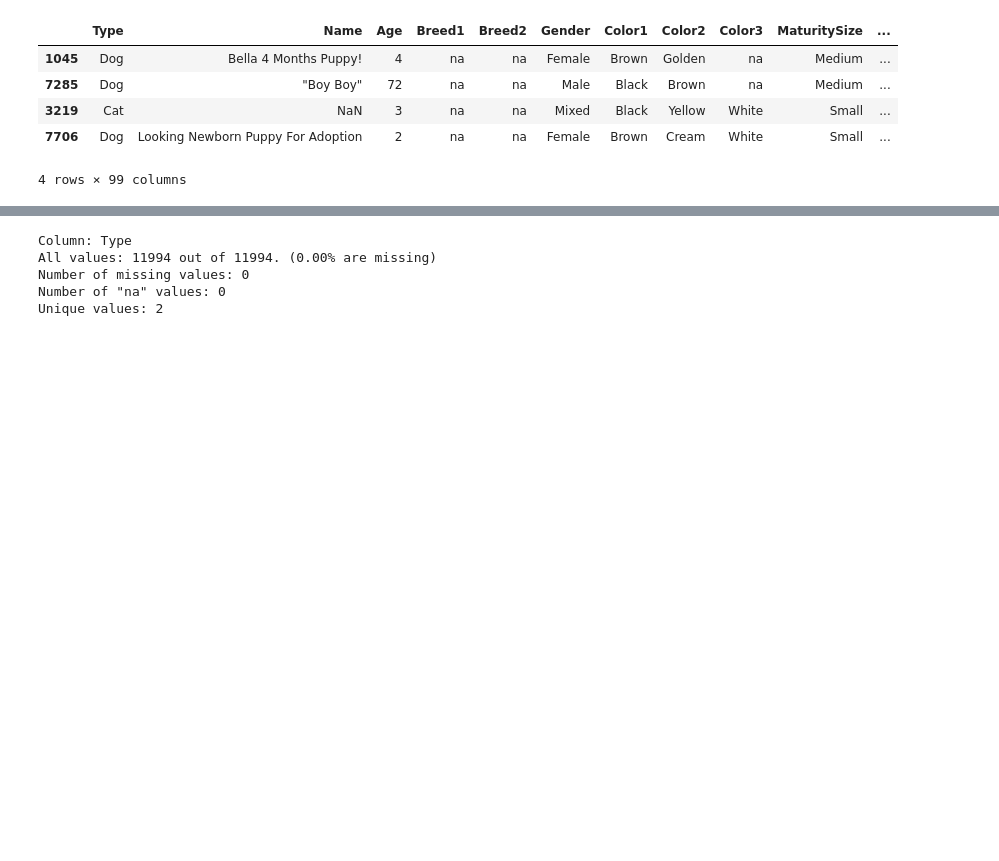
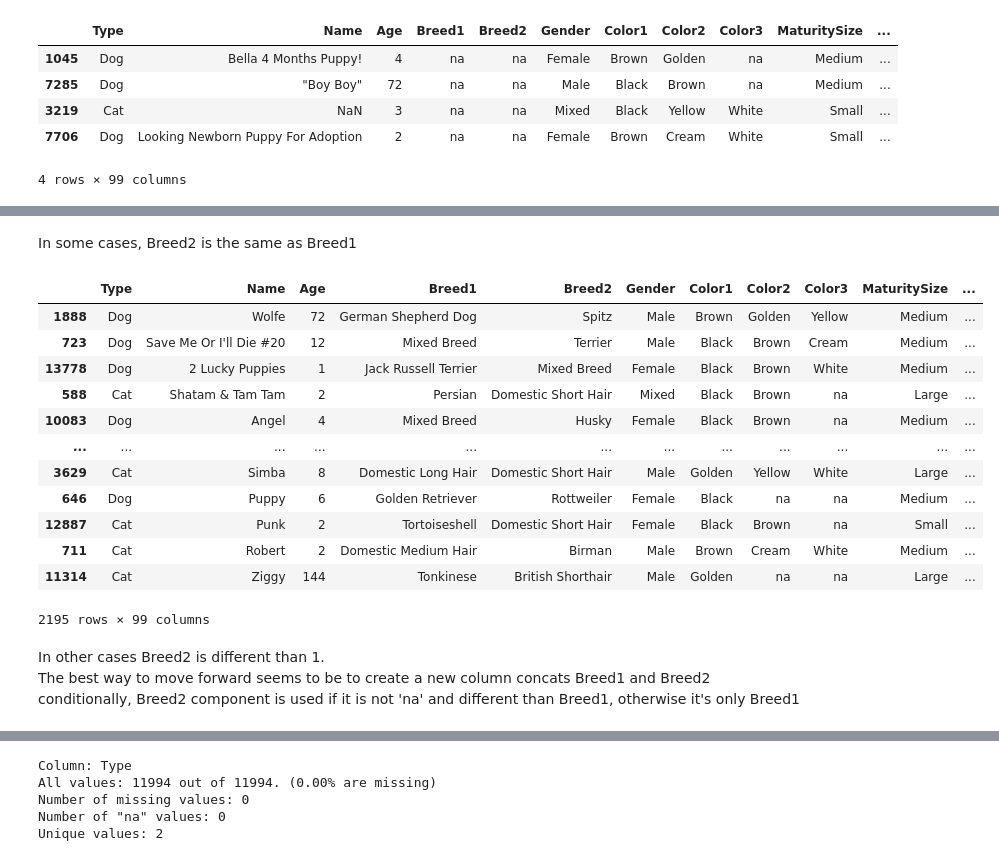
Before and after one commit to dawidjwisniewski/pet_adoption, a Jupyter notebook: project.ipynb, the cells around one changed output, grey strips where cells are left out. Saved outputs shown, nothing was run; the diff lists cells and outputs as text; code cells hidden in the pictures; blank space fills up the shorter version.

```diff
--- a/project.ipynb
+++ b/project.ipynb
@@ -1166,0 +1312,21 @@ for dogs: Mixed Breed Dog, Purebred Dog <br>
+# %% [markdown]
+In some cases, Breed2 is the same as Breed1
+# %%
+X_train[(X_train.Breed1 != X_train.Breed2) & (X_train.Breed2  != 'na')]
+# %% [output]
+|  | Type | Name | Age | Breed1 | Breed2 | Gender | Color1 | Color2 | Color3 | MaturitySize | ... |
+| 1888 | Dog | Wolfe | 72 | German Shepherd Dog | Spitz | Male | Brown | Golden | Yellow | Medium | ... |
+| 723 | Dog | Save Me Or I'll Die #20 | 12 | Mixed Breed | Terrier | Male | Black | Brown | Cream | Medium | ... |
+| 13778 | Dog | 2 Lucky Puppies | 1 | Jack Russell Terrier | Mixed Breed | Female | Black | Brown | White | Medium | ... |
+| 588 | Cat | Shatam & Tam Tam | 2 | Persian | Domestic Short Hair | Mixed | Black | Brown | na | Large | ... |
+| 10083 | Dog | Angel | 4 | Mixed Breed | Husky | Female | Black | Brown | na | Medium | ... |
+| ... | ... | ... | ... | ... | ... | ... | ... | ... | ... | ... | ... |
+| 3629 | Cat | Simba | 8 | Domestic Long Hair | Domestic Short Hair | Male | Golden | Yellow | White | Large | ... |
+| 646 | Dog | Puppy | 6 | Golden Retriever | Rottweiler | Female | Black | na | na | Medium | ... |
+| 12887 | Cat | Punk | 2 | Tortoiseshell | Domestic Short Hair | Female | Black | Brown | na | Small | ... |
+| 711 | Cat | Robert | 2 | Domestic Medium Hair | Birman | Male | Brown | Cream | White | Medium | ... |
+| 11314 | Cat | Ziggy | 144 | Tonkinese | British Shorthair | Male | Golden | na | na | Large | ... |
+2195 rows × 99 columns
+# %% [markdown]
+In other cases Breed2 is different than 1. <br>
+The best way to move forward seems to be to create a new column concats Breed1 and Breed2 conditionally, Breed2 component is used if it is not 'na' and different than Breed1, otherwise it's only Breed1
```
Also changed, not shown: parts of 42 cells of this notebook.
